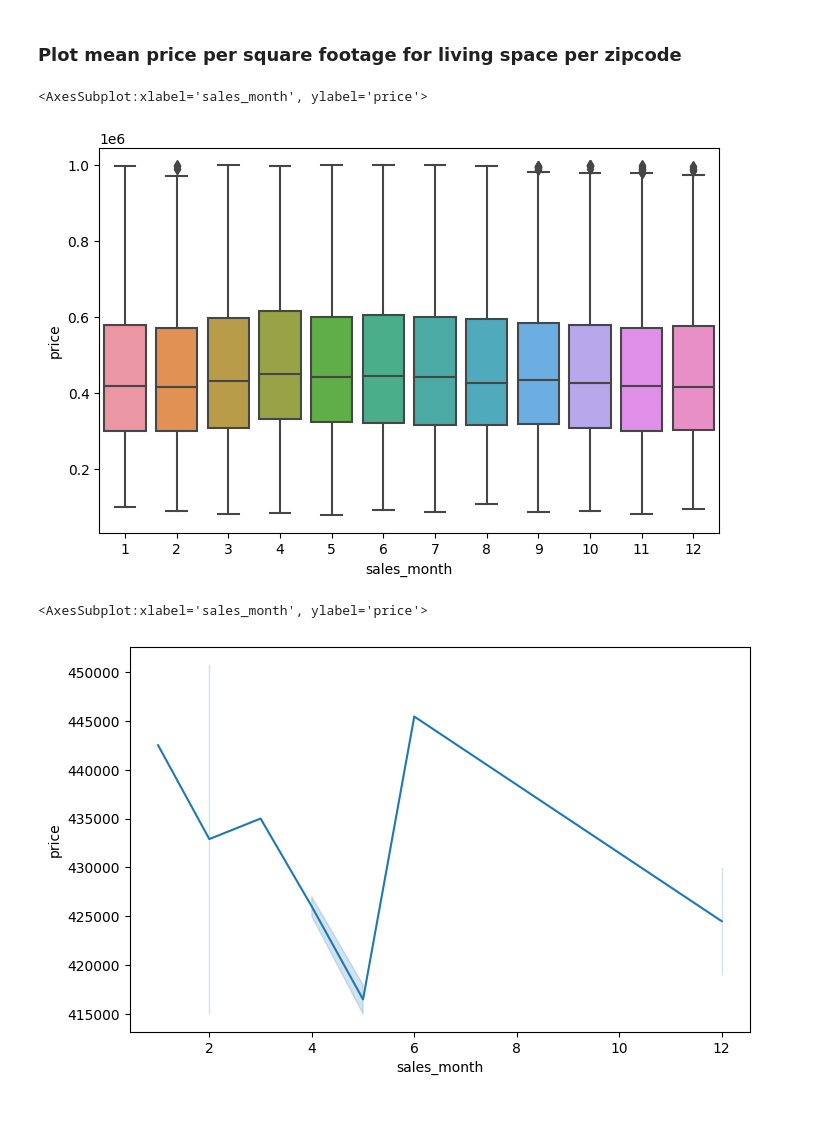
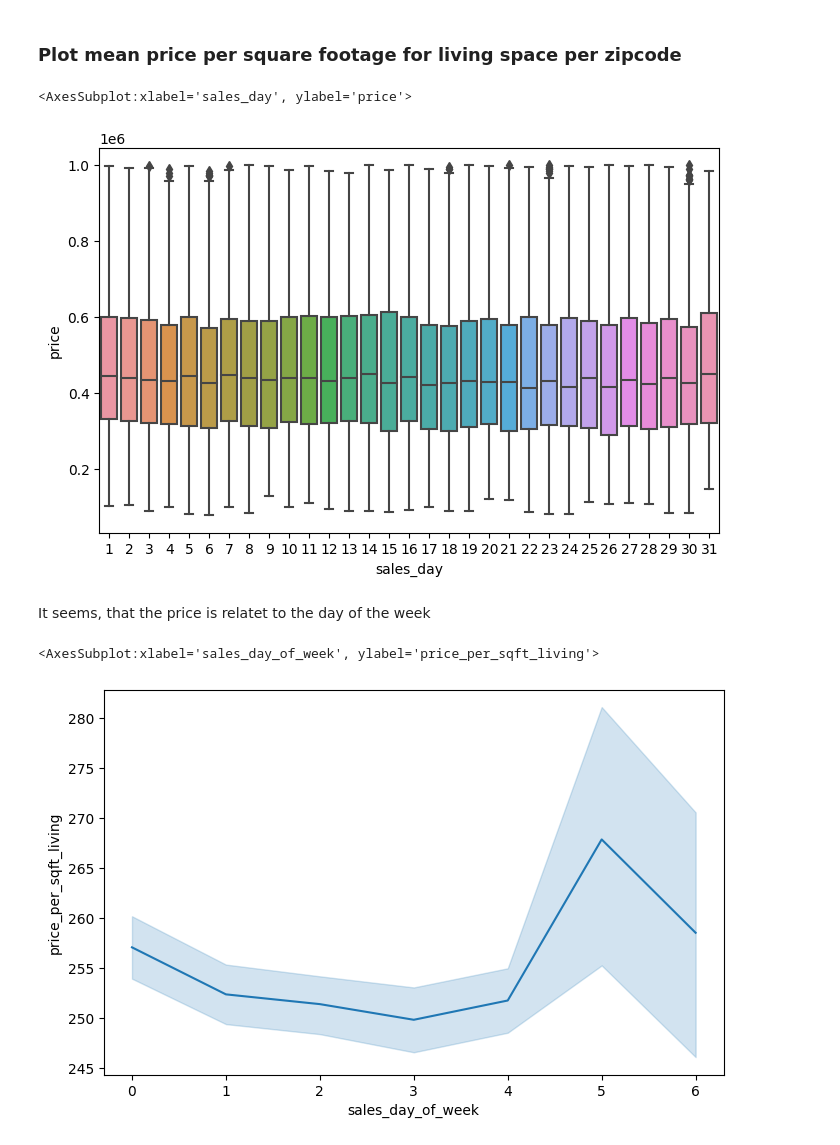
Before and after one commit to tomduese/ds-eda-project, a Jupyter notebook: EDA.ipynb, the cells around one changed output. Drawn from its saved outputs; the diff is of its cells as text; code cells hidden in the pictures; blank space fills up the shorter version.

Commit message:
add day of week analysis

```diff
--- a/EDA.ipynb
+++ b/EDA.ipynb
@@ -147,6 +147,7 @@ df.sales_date = pd.to_datetime(df.sales_date, format="%Y-%m-%d")
 df["sales_year"] = df.sales_date.dt.year
 df["sales_month"] = df.sales_date.dt.month
 df["sales_day"] = df.sales_date.dt.day
+df["sales_day_of_week"] = df.sales_date.dt.dayofweek
 df.head()
 # %% [output]
 |  | id | bedrooms | bathrooms | sqft_living | sqft_lot | floors | waterfront | view | condition | grade | ... |
@@ -322,14 +328,14 @@ fig.update_layout(mapbox_style="open-street-map")
 fig.update_layout(margin={"r": 10, "t": 10, "l": 10, "b": 10})
 fig.show()
 # %%
-sns.boxplot(data=df_customer, x="sales_month", y="price")
+sns.boxplot(data=df_customer, x="sales_day", y="price")
 # %% [output]
-<AxesSubplot:xlabel='sales_month', ylabel='price'>
+<AxesSubplot:xlabel='sales_day', ylabel='price'>
-[figure, old version]
+[figure, new version]
+# %% [markdown]
+It seems, that the price is relatet to the day of the week
 # %%
-sns.lineplot(
-    x=df_customer.sales_month, y=df_customer.groupby("sales_month")["price"].median()
-)
+sns.lineplot(x=df_customer.sales_day_of_week, y=df_customer.price_per_sqft_living)
 # %% [output]
-<AxesSubplot:xlabel='sales_month', ylabel='price'>
+<AxesSubplot:xlabel='sales_day_of_week', ylabel='price_per_sqft_living'>
-[figure, old version]
+[figure, new version]
```
Also changed, not shown: parts of 10 cells of this notebook.
